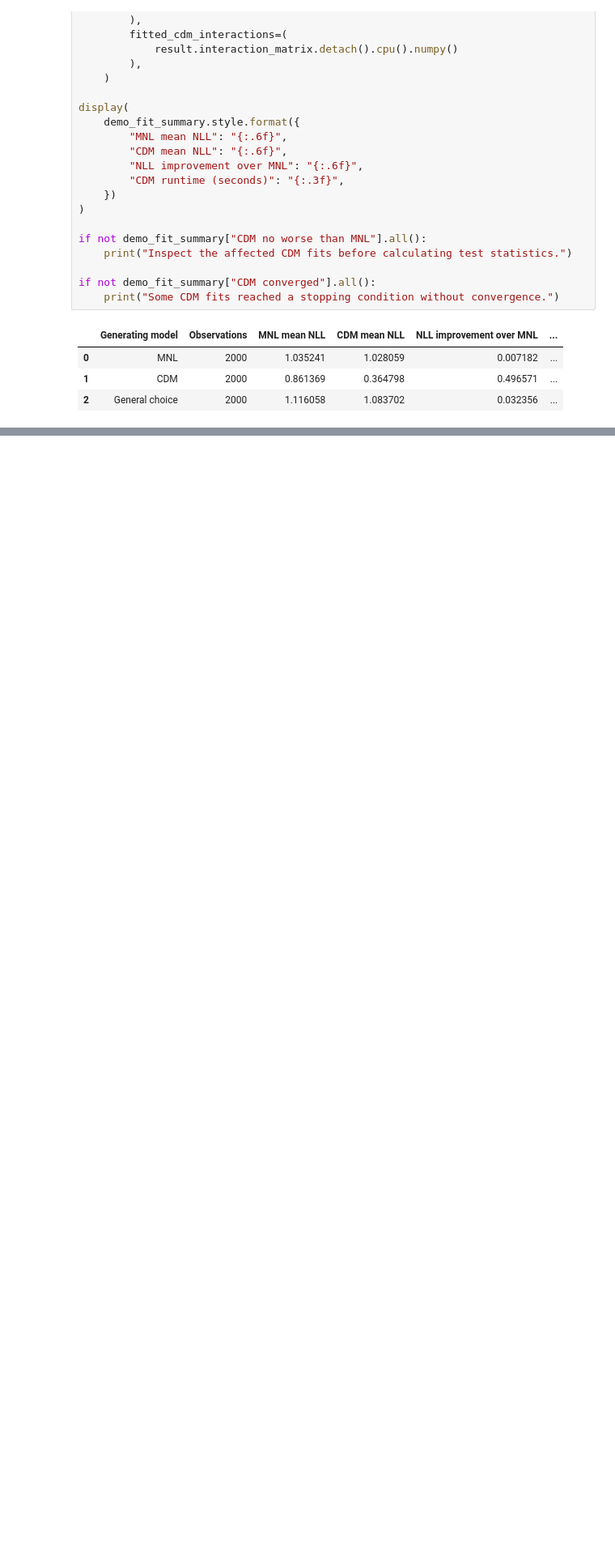
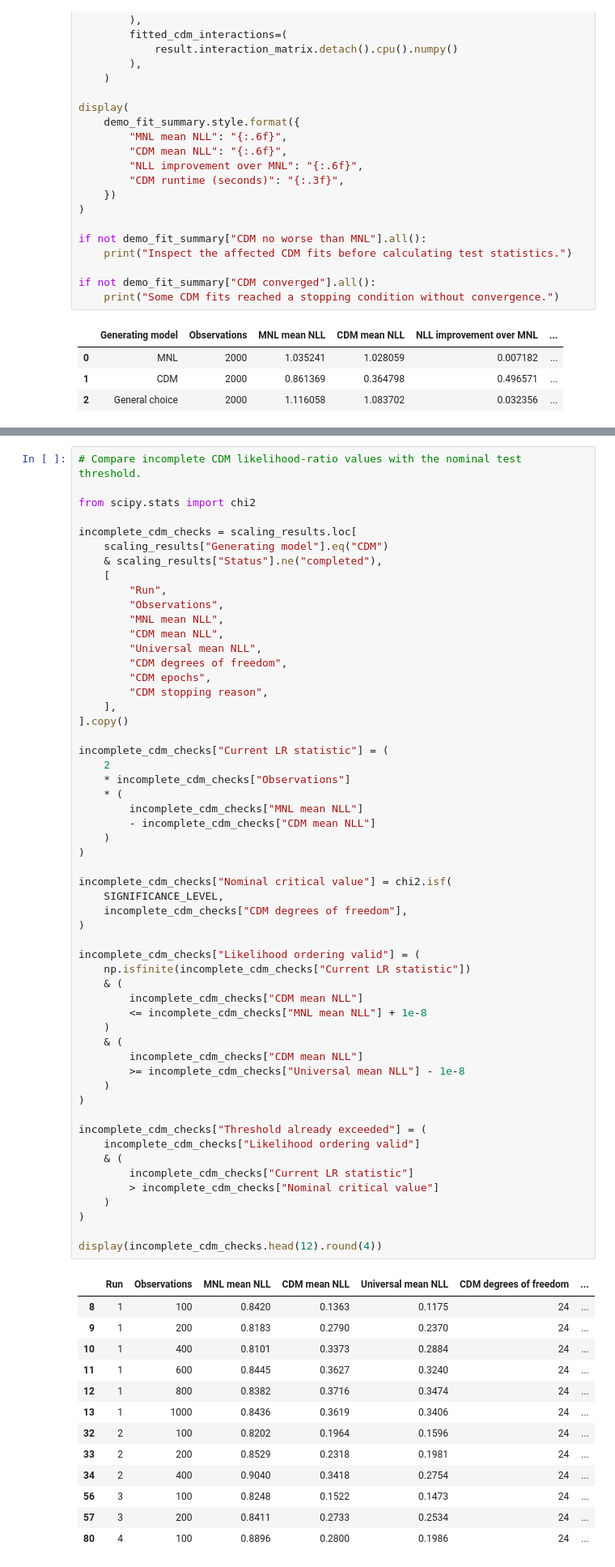
Before and after one commit to rbhdsks/Learning-from-Comparison-Data-Master-Thesis-Project-, a Jupyter notebook: notebooks/experiments/Context_Dependent_Model/CDM_Paper_Reproduction/02_synthetic_iia_tests.ipynb, the cells around one changed output, grey strips where cells are left out. Shown at 81% size. Saved outputs shown, nothing was run; the diff lists cells and outputs as text; blank space fills up the shorter version.

```diff
--- a/notebooks/experiments/Context_Dependent_Model/CDM_Paper_Reproduction/02_synthetic_iia_tests.ipynb
+++ b/notebooks/experiments/Context_Dependent_Model/CDM_Paper_Reproduction/02_synthetic_iia_tests.ipynb
@@ -771,0 +2231,69 @@ if not demo_fit_summary["CDM converged"].all():
+# %%
+# Compare incomplete CDM likelihood-ratio values with the nominal test threshold.
+
+from scipy.stats import chi2
+
+incomplete_cdm_checks = scaling_results.loc[
+    scaling_results["Generating model"].eq("CDM")
+    & scaling_results["Status"].ne("completed"),
+    [
+        "Run",
+        "Observations",
+        "MNL mean NLL",
+        "CDM mean NLL",
+        "Universal mean NLL",
+        "CDM degrees of freedom",
+        "CDM epochs",
+        "CDM stopping reason",
+    ],
+].copy()
+
+incomplete_cdm_checks["Current LR statistic"] = (
+    2
+    * incomplete_cdm_checks["Observations"]
+    * (
+        incomplete_cdm_checks["MNL mean NLL"]
+        - incomplete_cdm_checks["CDM mean NLL"]
+    )
+)
+
+incomplete_cdm_checks["Nominal critical value"] = chi2.isf(
+    SIGNIFICANCE_LEVEL,
+    incomplete_cdm_checks["CDM degrees of freedom"],
+)
+
+incomplete_cdm_checks["Likelihood ordering valid"] = (
+    np.isfinite(incomplete_cdm_checks["Current LR statistic"])
+    & (
+        incomplete_cdm_checks["CDM mean NLL"]
+        <= incomplete_cdm_checks["MNL mean NLL"] + 1e-8
+    )
+    & (
+        incomplete_cdm_checks["CDM mean NLL"]
+        >= incomplete_cdm_checks["Universal mean NLL"] - 1e-8
+    )
+)
+
+incomplete_cdm_checks["Threshold already exceeded"] = (
+    incomplete_cdm_checks["Likelihood ordering valid"]
+    & (
+        incomplete_cdm_checks["Current LR statistic"]
+        > incomplete_cdm_checks["Nominal critical value"]
+    )
+)
+
+display(incomplete_cdm_checks.head(12).round(4))
+# %% [output]
+|  | Run | Observations | MNL mean NLL | CDM mean NLL | Universal mean NLL | CDM degrees of freedom | ... |
+| 8 | 1 | 100 | 0.8420 | 0.1363 | 0.1175 | 24 | ... |
+| 9 | 1 | 200 | 0.8183 | 0.2790 | 0.2370 | 24 | ... |
+| 10 | 1 | 400 | 0.8101 | 0.3373 | 0.2884 | 24 | ... |
+| 11 | 1 | 600 | 0.8445 | 0.3627 | 0.3240 | 24 | ... |
+| 12 | 1 | 800 | 0.8382 | 0.3716 | 0.3474 | 24 | ... |
+| 13 | 1 | 1000 | 0.8436 | 0.3619 | 0.3406 | 24 | ... |
+| 32 | 2 | 100 | 0.8202 | 0.1964 | 0.1596 | 24 | ... |
+| 33 | 2 | 200 | 0.8529 | 0.2318 | 0.1981 | 24 | ... |
+| 34 | 2 | 400 | 0.9040 | 0.3418 | 0.2754 | 24 | ... |
+| 56 | 3 | 100 | 0.8248 | 0.1522 | 0.1473 | 24 | ... |
+| 57 | 3 | 200 | 0.8411 | 0.2733 | 0.2534 | 24 | ... |
+| 80 | 4 | 100 | 0.8896 | 0.2800 | 0.1986 | 24 | ... |
```
Also changed, not shown: parts of 28 cells of this notebook.
